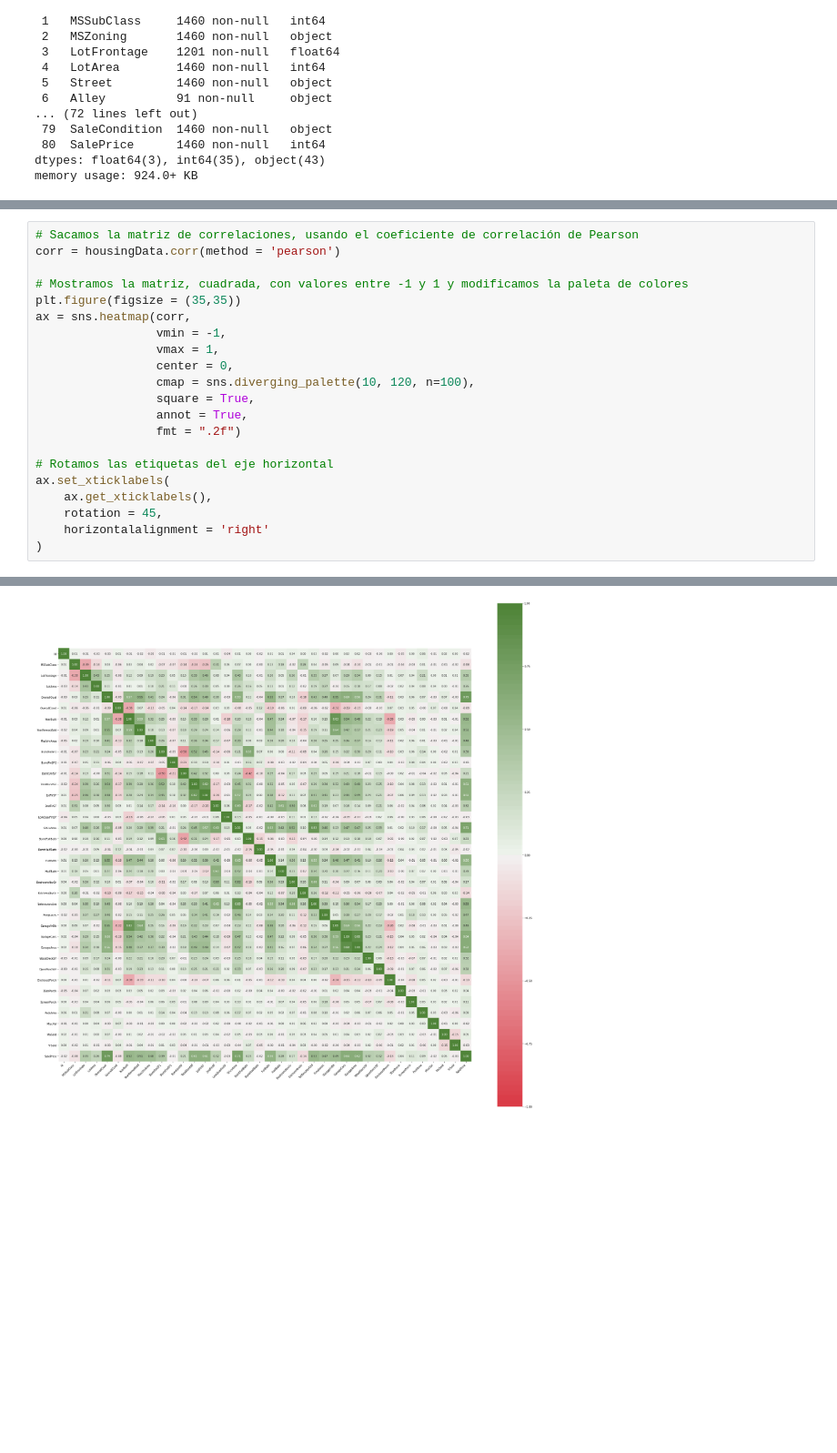
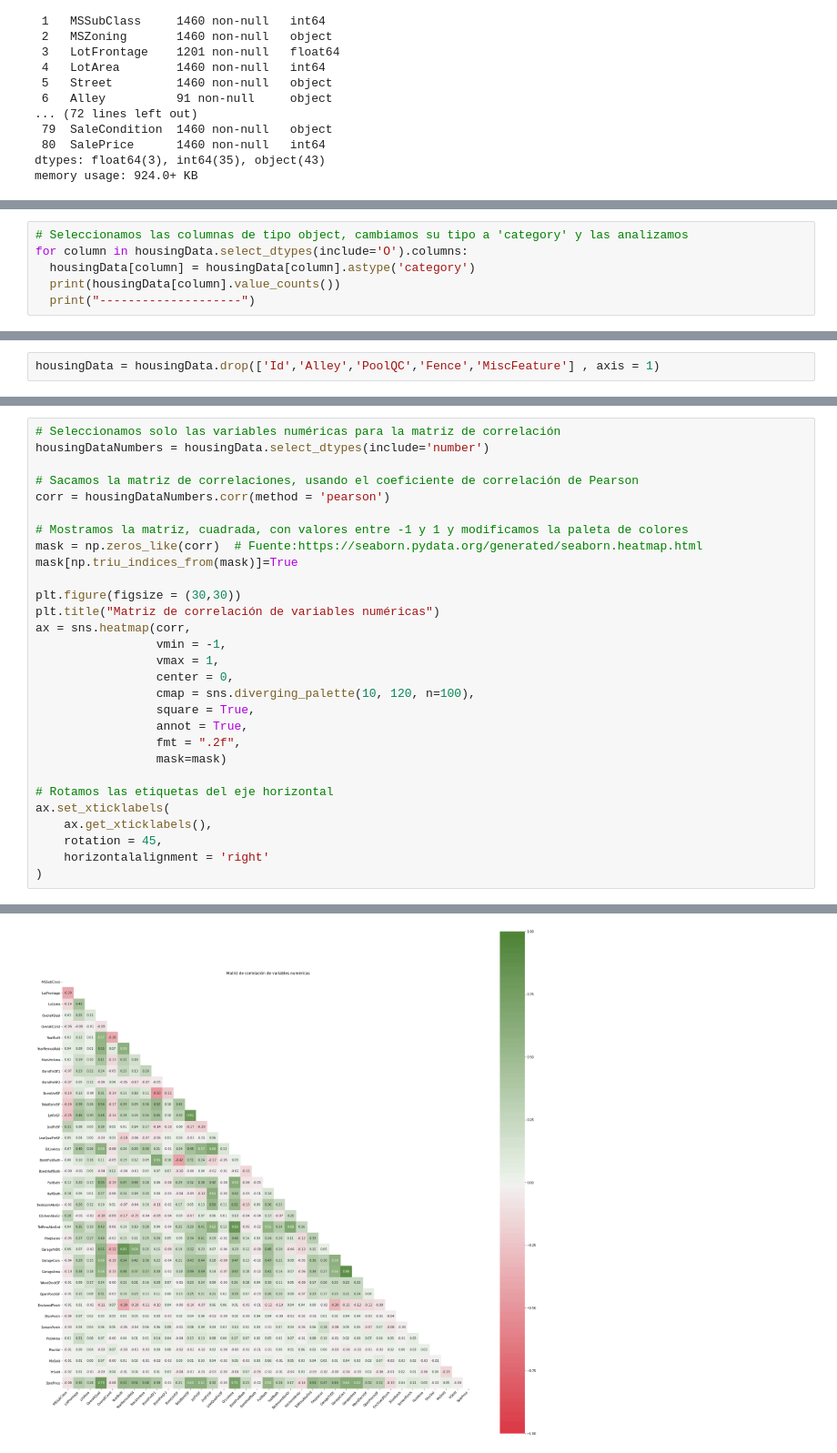
Before and after one commit to GomezIker/master-IA-ejercicios, a Jupyter notebook: Actividad1_Aprendizaje_Automatico.ipynb, the cells around one changed output, grey strips where cells are left out. Shown: that part at 91% size. Cells and saved outputs as stored; diff of their text form; blank space fills up the shorter version.

```diff
--- a/Actividad1_Aprendizaje_Automatico.ipynb
+++ b/Actividad1_Aprendizaje_Automatico.ipynb
@@ -96,0 +84,6 @@ Name: LotShape, dtype: int64
+# %%
+# Seleccionamos las columnas de tipo object, cambiamos su tipo a 'category' y las analizamos
+for column in housingData.select_dtypes(include='O').columns:
+  housingData[column] = housingData[column].astype('category')
+  print(housingData[column].value_counts())
+  print("--------------------")
@@ -96,0 +120,2 @@ Name: LotShape, dtype: int64
+# %%
+housingData = housingData.drop(['Id','Alley','PoolQC','Fence','MiscFeature'] , axis = 1)
@@ -97,9 +148,16 @@ Name: LotShape, dtype: int64
 # %%
+# Seleccionamos solo las variables numéricas para la matriz de correlación
+housingDataNumbers = housingData.select_dtypes(include='number')
+
 # Sacamos la matriz de correlaciones, usando el coeficiente de correlación de Pearson
-corr = housingData.corr(method = 'pearson')
+corr = housingDataNumbers.corr(method = 'pearson')
 
 # Mostramos la matriz, cuadrada, con valores entre -1 y 1 y modificamos la paleta de colores
-plt.figure(figsize = (35,35))
+mask = np.zeros_like(corr)  # Fuente:https://seaborn.pydata.org/generated/seaborn.heatmap.html
+mask[np.triu_indices_from(mask)]=True
+
+plt.figure(figsize = (30,30))
+plt.title("Matriz de correlación de variables numéricas")
 ax = sns.heatmap(corr,
                  vmin = -1,
                  vmax = 1,
@@ -107,7 +165,8 @@ ax = sns.heatmap(corr,
                  cmap = sns.diverging_palette(10, 120, n=100),
                  square = True,
                  annot = True,
-                 fmt = ".2f")
+                 fmt = ".2f",
+                 mask=mask)
 
 # Rotamos las etiquetas del eje horizontal
 ax.set_xticklabels(
@@ -136 +195 @@ ax.set_xticklabels(
-[figure, old version]
+[figure, new version]
```
Also changed, not shown: parts of 53 cells of this notebook.
